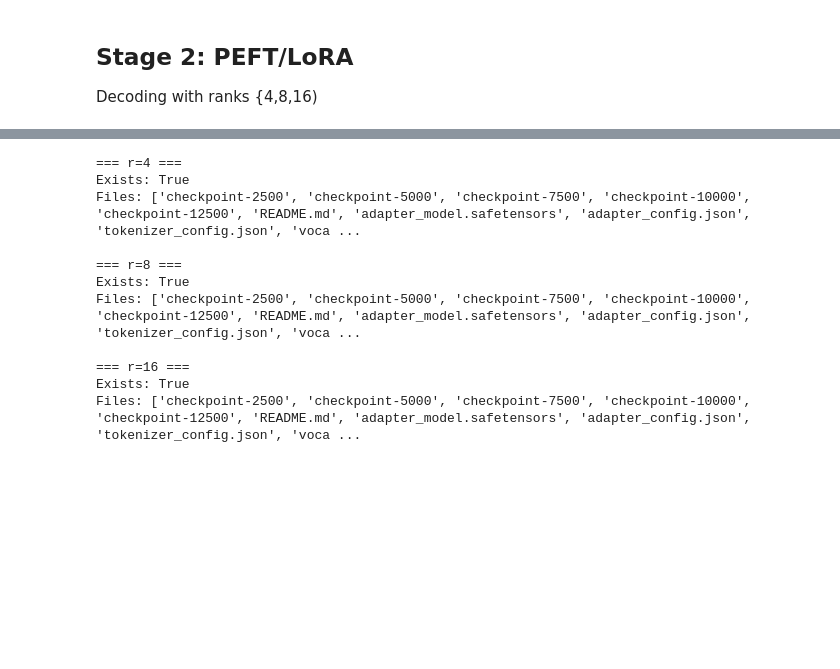
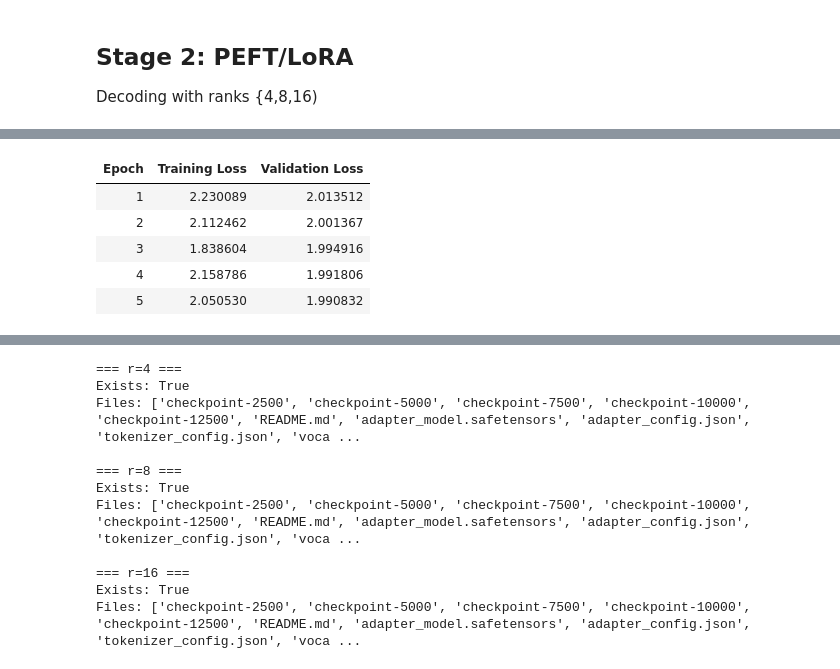
Before and after one commit to auntiepersilla/Idiom_Aware_MT_Finetuning_EN-DE, a Jupyter notebook: notebooks/04_experiment_idiom_aware_MT_PEFT_LoRA_RANK.ipynb, the cells around one changed output, grey strips where cells are left out. Saved outputs shown, nothing was run; the diff lists cells and outputs as text; code cells hidden in the pictures; blank space fills up the shorter version.

```diff
--- a/notebooks/04_experiment_idiom_aware_MT_PEFT_LoRA_RANK.ipynb
+++ b/notebooks/04_experiment_idiom_aware_MT_PEFT_LoRA_RANK.ipynb
@@ -313,4 +400,4 @@ def log_metrics(
 # Load Model and Tokenizer
 BASE_MODEL = "Helsinki-NLP/opus-mt-en-de"
 tok = AutoTokenizer.from_pretrained(BASE_MODEL, use_fast=False)
-model = AutoModelForSeq2SeqLM.from_pretrained(BASE_MODEL).to(device)
+model = clear_generation_max_length(AutoModelForSeq2SeqLM.from_pretrained(BASE_MODEL).to(device))
@@ -481,7 +566,7 @@ def fine_tune_lora(
 ):
     # Tokenizer + Base model ---
     tok = AutoTokenizer.from_pretrained(base_model_name_or_path, use_fast=False)
-    base = AutoModelForSeq2SeqLM.from_pretrained(base_model_name_or_path).to(device)
+    base = clear_generation_max_length(AutoModelForSeq2SeqLM.from_pretrained(base_model_name_or_path).to(device))
 
     # Encoder Freezing option
     if freeze_encoder and hasattr(base, "model") and hasattr(base.model, "encoder"):
@@ -630,49 +711,57 @@ def run_lora_two_stage_for_rank(r):
     stage2_dir = os.path.join(CHECKPOINT_DIR, f"lora_r{r}_stage2_wmt_encfrozen")
 
     # Stage 1: idioms
-    fine_tune_lora(
-        BASE_MODEL,
-        idiom_ds["train"],
-        idiom_ds["dev"],
-        stage1_dir,
-        lr=lr_stage1,
-        epochs=epochs_stage1,
-        batch_size=batch_size_stage1,
-        freeze_encoder=False,
-        lora_r=r,
-        lora_alpha=LORA_ALPHA,
-        lora_dropout=LORA_DROPOUT,
-        early_stopping_patience=None,
-        weight_decay=0.0,
-        lora_decoder_only=True,
-        adapter_path=None,
-    )
+    if checkpoint_exists(stage1_dir) and not FORCE_RETRAIN:
+        print(f"Loading existing LoRA stage-1 checkpoint from: {stage1_dir}")
+    else:
+        print(f"Training LoRA stage-1 checkpoint and saving to: {stage1_dir}")
+        fine_tune_lora(
+            BASE_MODEL,
+            idiom_ds["train"],
+            idiom_ds["dev"],
+            stage1_dir,
+            lr=lr_stage1,
+            epochs=epochs_stage1,
+            batch_size=batch_size_stage1,
+            freeze_encoder=False,
+            lora_r=r,
+            lora_alpha=LORA_ALPHA,
+            lora_dropout=LORA_DROPOUT,
+            early_stopping_patience=None,
+            weight_decay=0.0,
+            lora_decoder_only=True,
+            adapter_path=None,
+        )
 
     # Stage 2: WMT (encoder frozen), continue adapter
-    fine_tune_lora(
-        BASE_MODEL,
-        general_ds["ft_train"],
-        general_ds["ft_dev"],
-        stage2_dir,
-        lr=lr_stage2,
-        epochs=epochs_stage2,
-        batch_size=batch_size_stage2,
-        freeze_encoder=True,
-        lora_r=r,
-        lora_alpha=LORA_ALPHA,
-        lora_dropout=LORA_DROPOUT,
-        early_stopping_patience=early_stop,
-        weight_decay=0.0,
-        lora_decoder_only=True,
-        adapter_path=stage1_dir,
-    )
+    if checkpoint_exists(stage2_dir) and not FORCE_RETRAIN:
+        print(f"Loading existing LoRA stage-2 checkpoint from: {stage2_dir}")
+    else:
+        print(f"Training LoRA stage-2 checkpoint and saving to: {stage2_dir}")
+        fine_tune_lora(
+            BASE_MODEL,
+            general_ds["ft_train"],
+            general_ds["ft_dev"],
+            stage2_dir,
+            lr=lr_stage2,
+            epochs=epochs_stage2,
+            batch_size=batch_size_stage2,
+            freeze_encoder=True,
+            lora_r=r,
+            lora_alpha=LORA_ALPHA,
+            lora_dropout=LORA_DROPOUT,
+            early_stopping_patience=early_stop,
+            weight_decay=0.0,
+            lora_decoder_only=True,
+            adapter_path=stage1_dir,
+        )
 
     return stage1_dir, stage2_dir
 
 
 rank_runs = {}
 for r in LORA_RANKS:
-    print(f"\n===== Running LoRA rank sweep: r={r} =====")
+    print(f"\n===== Preparing LoRA rank sweep: r={r} =====")
     s1, s2 = run_lora_two_stage_for_rank(r)
     rank_runs[r] = {"stage1": s1, "stage2": s2}
 # %% [output]
@@ -690,0 +779,6 @@ trainable params: 196,608 || all params: 134,102,528 || trainable%: 0.1466
+| Epoch | Training Loss | Validation Loss |
+| 1 | 2.230089 | 2.013512 |
+| 2 | 2.112462 | 2.001367 |
+| 3 | 1.838604 | 1.994916 |
+| 4 | 2.158786 | 1.991806 |
+| 5 | 2.050530 | 1.990832 |
```
Also changed, not shown: parts of 20 cells of this notebook.
